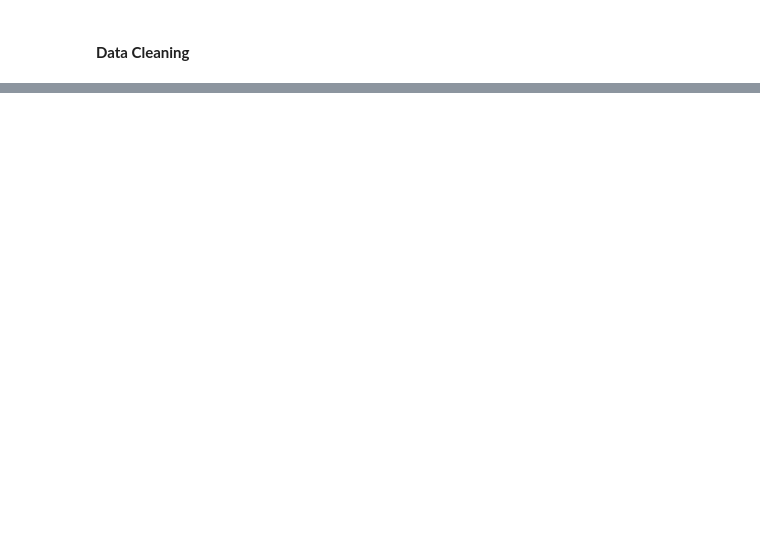
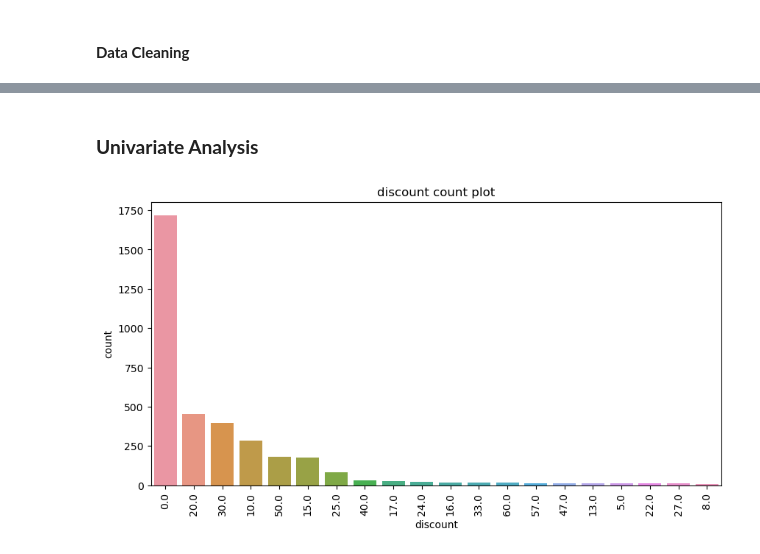
Before and after one commit to danielkimutai/shopzetu-webscrapper, a Jupyter notebook: cleaning.ipynb, the cells around one changed output, grey strips where cells are left out. Cells and saved outputs as stored; diff of their text form; code cells hidden in the pictures; blank space fills up the shorter version.

```diff
--- a/cleaning.ipynb
+++ b/cleaning.ipynb
@@ -201,0 +352,2 @@ dtype: float64
+# %%
+df_main.drop_duplicates(inplace=True)
@@ -201,0 +387,5 @@ dtype: float64
+# %%
+# creating the discounted price column
+df_main["discount price"] = df_main["product_price"]- (df_main["product_price"] * df_main["discount"])/100
+
+df_main.head()
@@ -201,0 +399,12 @@ dtype: float64
+# %%
+def gender(row):
+    """A function that checks the gender using the category column"""
+    if "mens" in row["category"]:
+        return "Male"
+    elif "women" in row["category"]:
+        return "Female"
+    else:
+        return "Unisex"
+
+df_main["gender"] = df_main.apply(gender, axis=1)
+df_main["gender"].value_counts()
@@ -201,0 +451,29 @@ dtype: float64
+# %% [markdown]
+### **Univariate Analysis**
+# %%
+# A function that plots bargraphs
+def countplot(data,column):
+    plt.figure(figsize=(10,5))
+    sns.countplot(x=column,data=data,order=data[column].value_counts().index[:20])
+    plt.title(f'{column} count plot')
+    plt.ylabel('count')
+    plt.xticks(rotation= 90)
+    plt.show
+
+# A function that plots doughnot plot
+def doughnut(data,column):
+    count=data[column].value_counts()
+    plt.figure(figsize=(10,8))
+    c='lightblue','orange'
+    mylabels='No','Yes'
+    plt.pie(count,labels=mylabels,colors=c,autopct='%1.1f%%', pctdistance=0.85)
+    # draw circle
+    centre_circle = plt.Circle((0, 0), 0.70, fc='white')
+    fig = plt.gcf()
+    # Adding Circle in Pie chart
+    fig.gca().add_artist(centre_circle)
+    plt.title(f'{column}')
+# %%
+countplot(df_main,"discount")
+# %% [output]
+[figure, added]
```
Also changed, not shown: parts of 40 cells of this notebook, 1 other file.
